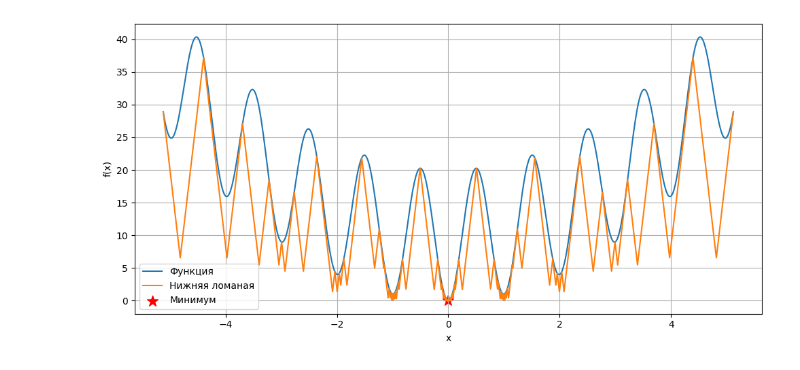
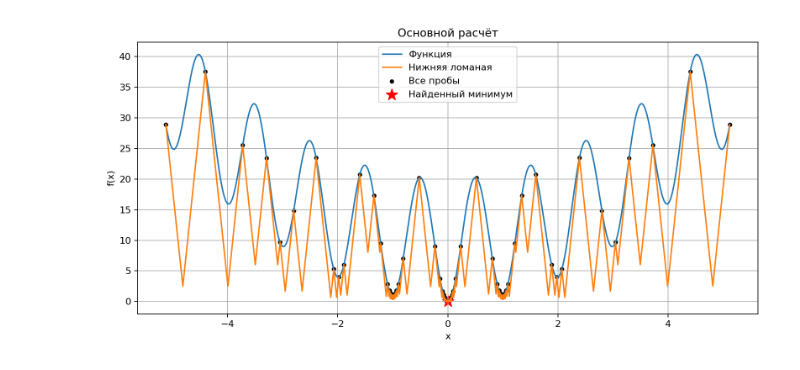
Before and after one commit to ilhamVode/MetOpt, a Jupyter notebook: lab2/lab2_piyavsky_d.ipynb, the cells around one changed output. Cells and saved outputs as stored; diff of their text form; code cells hidden in the pictures.

```diff
--- a/lab2/lab2_piyavsky_d.ipynb
+++ b/lab2/lab2_piyavsky_d.ipynb
@@ -61,10 +103,12 @@ elapsed = time.perf_counter() - start
 # %%
-print(f"x* = {best_x:.9f}")
-print(f"f(x*) = {best_y:.9f}")
-print(f"Итераций: {len(steps)}")
-print(f"Время: {elapsed:.5f} с")
-print(f"U - min(R): {best_y - min_R:.9f} <= {eps}")
-print("\nПервые шаги: шаг, интервал, новая точка, R, f(новая точка)")
-for k, left, right, z, R, value in steps[:3]:
-    print(f"{k}: [{left:.3f}; {right:.3f}], {z:.6f}, {R:.6f}, {value:.6f}")
+expression = input("f(x) [x**2 - 10*cos(2*pi*x) + 10]: ").strip() or "x**2 - 10*cos(2*pi*x) + 10"
+a = float(input("Левая граница a [-5.12]: ") or "-5.12")
+b = float(input("Правая граница b [5.12]: ") or "5.12")
+eps = float(input("Точность eps [0.01]: ") or "0.01")
+
+result = piyavsky(expression, a, b, eps)
+print(f"L = {result['L']:.6f}")
+print(f"x* = {result['x']:.9f}, f(x*) = {result['y']:.9f}")
+print(f"Итераций: {len(result['steps'])}, время: {result['time']:.5f} с")
+print(f"Разница оценок: {result['y'] - result['lower']:.9f}")
 # %% [output]
@@ -81,25 +119,37 @@ U - min(R): 0.009311510 <= 0.01
 # %%
-x_plot = [a + (b-a)*j/1000 for j in range(1001)]
-y_plot = [f(x) for x in x_plot]
-line_x, line_y = [], []
-for i in range(len(points) - 1):
-    x1, y1 = points[i]
-    x2, y2 = points[i + 1]
-    z = (x1 + x2)/2 + (y1 - y2)/(2*L)
-    R = (y1 + y2 - L*(x2 - x1))/2
-    line_x.extend([x1, z, x2])
-    line_y.extend([y1, R, y2])
+def draw_graph(result, filename, title):
+    f = result["f"]
+    points = result["points"]
+    L = result["L"]
+    a, b = result["a"], result["b"]
 
-plt.figure(figsize=(10, 5))
-plt.plot(x_plot, y_plot, label="Функция")
-plt.plot(line_x, line_y, label="Нижняя ломаная")
-plt.scatter(best_x, best_y, color="red", marker="*", s=140, label="Минимум")
-plt.xlabel("x")
-plt.ylabel("f(x)")
-plt.grid()
-plt.legend()
-plt.tight_layout()
-plt.savefig("grafik_metoda.png", dpi=160)
-plt.show()
+    x_plot = [a + (b-a)*j/1000 for j in range(1001)]
+    y_plot = [f(x) for x in x_plot]
+    line_x, line_y = [], []
+    for i in range(len(points) - 1):
+        x1, y1 = points[i]
+        x2, y2 = points[i + 1]
+        z = (x1 + x2)/2 + (y1 - y2)/(2*L)
+        R = (y1 + y2 - L*(x2 - x1))/2
+        line_x.extend([x1, z, x2])
+        line_y.extend([y1, R, y2])
+
+    plt.figure(figsize=(10, 5))
+    plt.plot(x_plot, y_plot, label="Функция")
+    plt.plot(line_x, line_y, label="Нижняя ломаная")
+    plt.scatter([x for x, y in points], [y for x, y in points],
+                s=13, color="black", label="Все пробы")
+    plt.scatter(result["x"], result["y"], color="red", marker="*",
+                s=160, label="Найденный минимум")
+    plt.title(title)
+    plt.xlabel("x")
+    plt.ylabel("f(x)")
+    plt.grid()
+    plt.legend()
+    plt.tight_layout()
+    plt.savefig(filename, dpi=160)
+    plt.show()
+
+draw_graph(result, "grafik_osnovnoy.png", "Основной расчёт")
 # %% [output]
-[figure, old version]
+[figure, new version]
```
Also changed, not shown: parts of 10 cells of this notebook, 3 other files.
